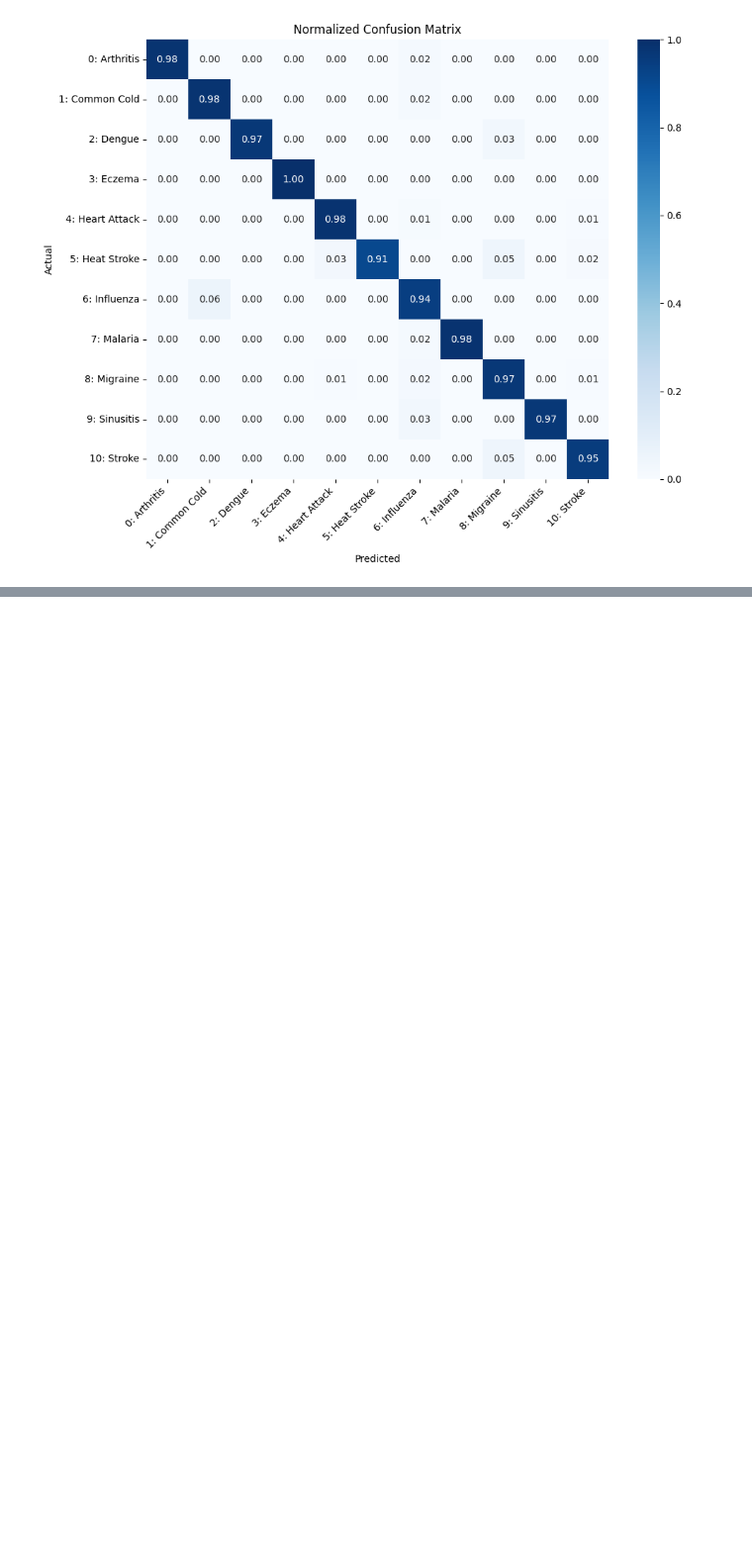
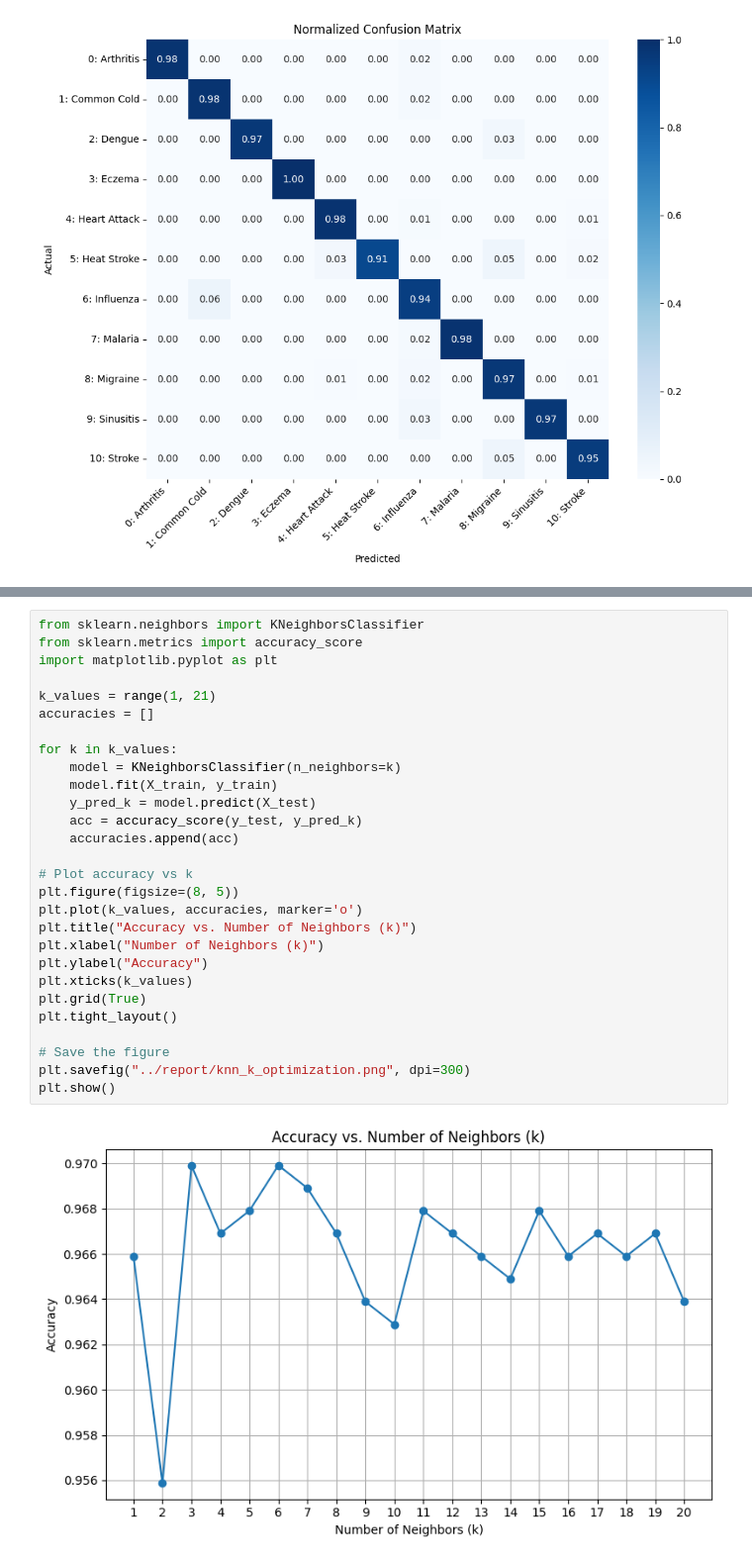
Before and after one commit to Mbaka11/20251R0136COSE47101, a Jupyter notebook: notebooks/03_Classification.ipynb, the cells around one changed output, grey strips where cells are left out. Shown at 99% size. Drawn from its saved outputs; the diff is of its cells as text; blank space fills up the shorter version.

```diff
--- a/notebooks/03_Classification.ipynb
+++ b/notebooks/03_Classification.ipynb
@@ -219,0 +189,30 @@ The model shows **strong overall performance**, with confusion mainly occurring
+# %%
+from sklearn.neighbors import KNeighborsClassifier
+from sklearn.metrics import accuracy_score
+import matplotlib.pyplot as plt
+
+k_values = range(1, 21)
+accuracies = []
+
+for k in k_values:
+    model = KNeighborsClassifier(n_neighbors=k)
+    model.fit(X_train, y_train)
+    y_pred_k = model.predict(X_test)
+    acc = accuracy_score(y_test, y_pred_k)
+    accuracies.append(acc)
+
+# Plot accuracy vs k
+plt.figure(figsize=(8, 5))
+plt.plot(k_values, accuracies, marker='o')
+plt.title("Accuracy vs. Number of Neighbors (k)")
+plt.xlabel("Number of Neighbors (k)")
+plt.ylabel("Accuracy")
+plt.xticks(k_values)
+plt.grid(True)
+plt.tight_layout()
+
+# Save the figure
+plt.savefig("../report/knn_k_optimization.png", dpi=300)
+plt.show()
+# %% [output]
+[figure, added]
```
Also changed, not shown: parts of 4 cells of this notebook.
